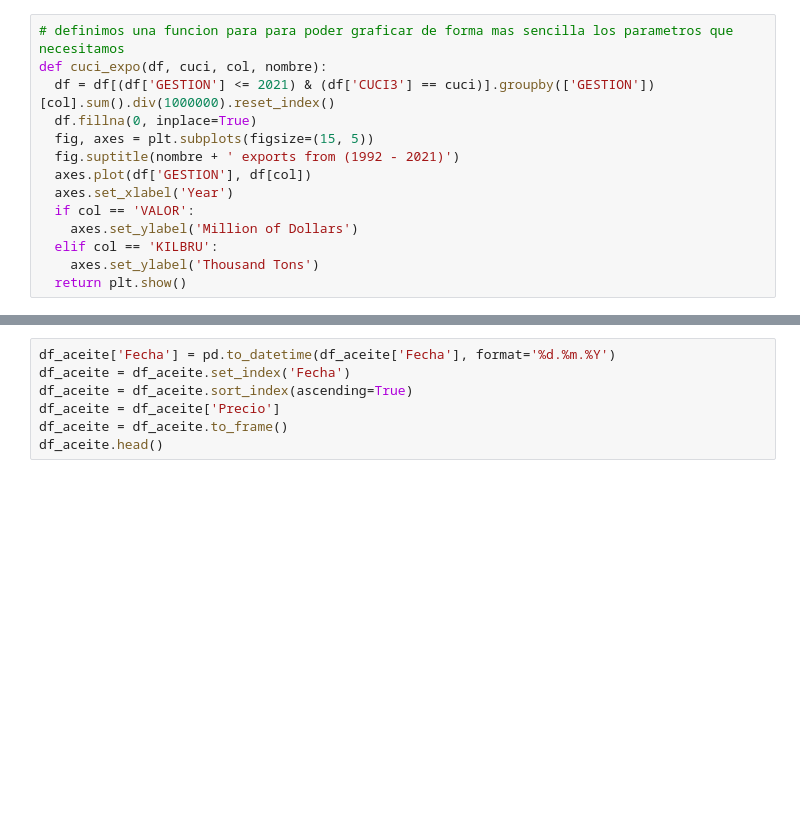
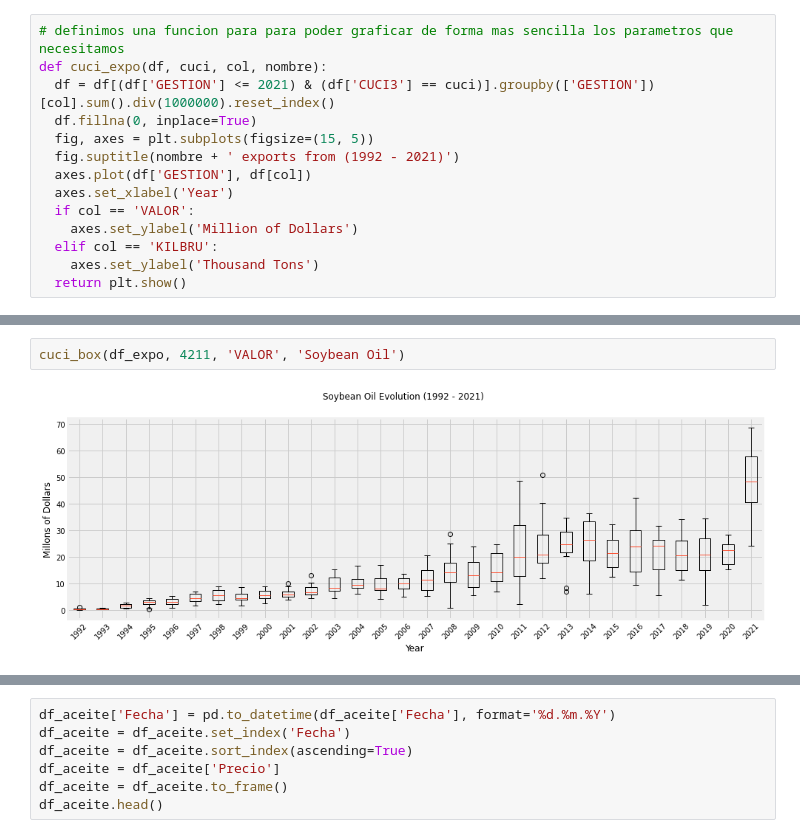
Before and after one commit to AdoxNotFound/nontraditional_exports_bolivia, a Jupyter notebook: 3. individual_analysis.ipynb, the cells around one changed output, grey strips where cells are left out. Saved outputs shown, nothing was run; the diff lists cells and outputs as text; blank space fills up the shorter version.

```diff
--- a/3. individual_analysis.ipynb
+++ b/3. individual_analysis.ipynb
@@ -197,0 +64,4 @@ df_harina = pd.read_excel(r"/content/drive/MyDrive/Data/Raw/Datos históricos F
+# %%
+cuci_box(df_expo, 4211, 'VALOR', 'Soybean Oil')
+# %% [output]
+[figure, added]
```
Also changed, not shown: parts of 48 cells of this notebook, 31 other files.
